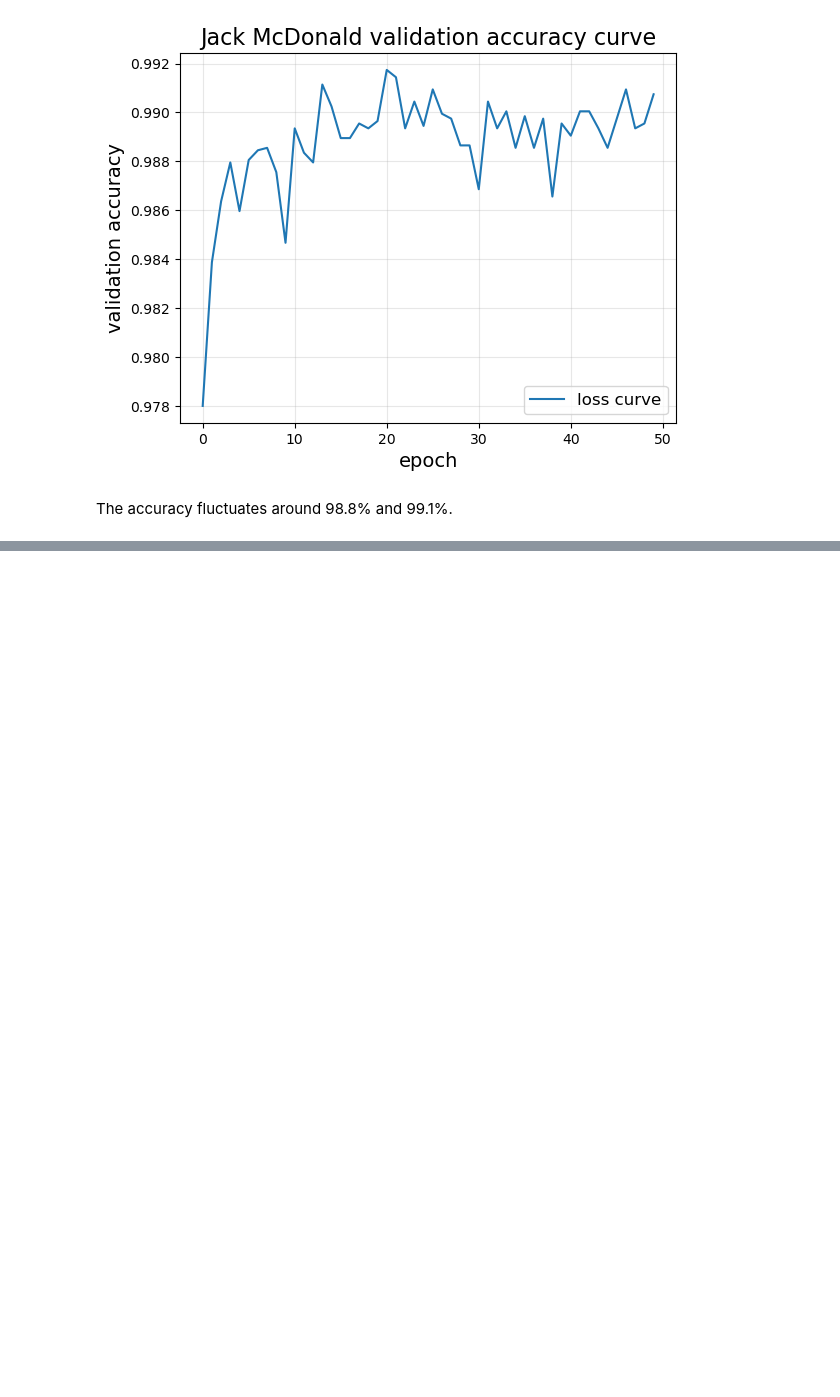
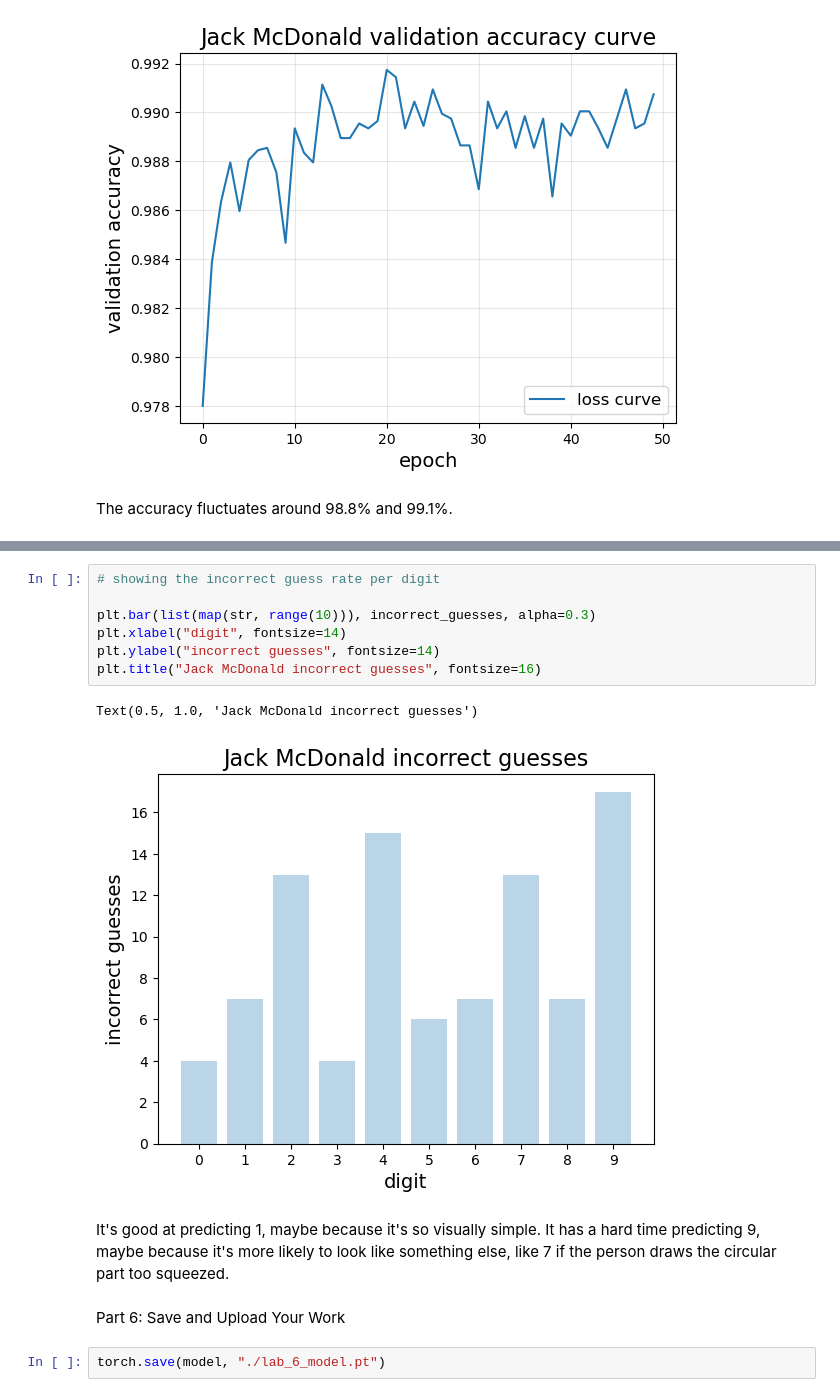
Before and after one commit to speedrun-program/cs457, a Jupyter notebook: lab6/lab6.ipynb, the cells around one changed output, grey strips where cells are left out. Drawn from its saved outputs; the diff is of its cells as text; blank space fills up the shorter version.

```diff
--- a/lab6/lab6.ipynb
+++ b/lab6/lab6.ipynb
@@ -234,0 +288,17 @@ The accuracy fluctuates around 98.8% and 99.1%.
+# %%
+# showing the incorrect guess rate per digit
+
+plt.bar(list(map(str, range(10))), incorrect_guesses, alpha=0.3)
+plt.xlabel("digit", fontsize=14)
+plt.ylabel("incorrect guesses", fontsize=14)
+plt.title("Jack McDonald incorrect guesses", fontsize=16)
+# %% [output]
+Text(0.5, 1.0, 'Jack McDonald incorrect guesses')
+[figure, added]
+# %% [markdown]
+It's good at predicting 1, maybe because it's so visually simple.
+It has a hard time predicting 9, maybe because it's more likely to look like something else, like 7 if the person draws the circular part too squeezed.
+# %% [markdown]
+Part 6: Save and Upload Your Work
+# %%
+torch.save(model, "./lab_6_model.pt")
```
Also changed, not shown: parts of 5 cells of this notebook.
